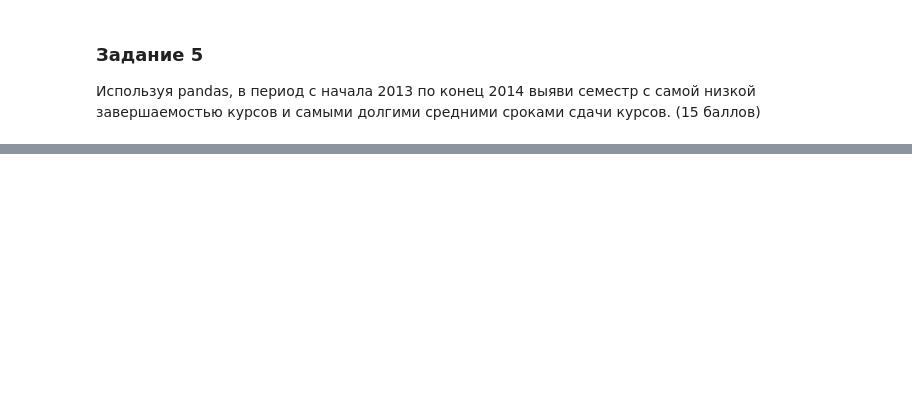
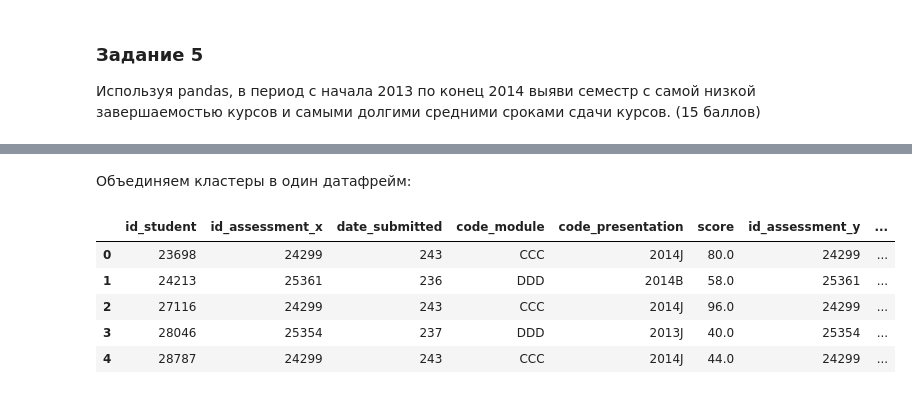
Before and after one commit to shvartzdev/analytics, a Jupyter notebook: 06_project/mini-project.ipynb, the cells around one changed output, grey strips where cells are left out. Cells and saved outputs as stored; diff of their text form; code cells hidden in the pictures; blank space fills up the shorter version.

```diff
--- a/06_project/mini-project.ipynb
+++ b/06_project/mini-project.ipynb
@@ -341,0 +475,4 @@ studentRegistration.query('date_unregistration != "NaN"') \
+# %%
+recency = assessments_total.query('weight == 100 & score >= 40 & assessment_type == "Exam"') \
+                .groupby(['id_student','id_assessment'], as_index=False) \
+                .agg({'date_submitted':'max'})
@@ -341,0 +519,4 @@ studentRegistration.query('date_unregistration != "NaN"') \
+# %%
+frecuency = assessments_total.query('assessment_type == "Exam"') \
+                    .groupby(['id_student', 'id_assessment'], as_index=False) \
+                    .agg({'date_submitted' : 'mean'}).rename(columns={'date_submitted':'date_submitted_mean'})
@@ -341,0 +558,5 @@ studentRegistration.query('date_unregistration != "NaN"') \
+# %%
+monetary = assessments_total.query('assessment_type=="Exam"') \
+                    .groupby(['id_student','code_module', 'code_presentation'], as_index=False) \
+                    .agg({'score' : 'mean'}) \
+                    .sort_values(by='score')
@@ -341,0 +597,14 @@ studentRegistration.query('date_unregistration != "NaN"') \
+# %% [markdown]
+Объединяем кластеры в один датафрейм:
+# %%
+metrics_merged = pd.merge(recency, monetary, on='id_student', how='left')
+metrics_merged = pd.merge(metrics_merged, frecuency, on='id_student', how='left')
+# %%
+metrics_merged.head()
+# %% [output]
+|  | id_student | id_assessment_x | date_submitted | code_module | code_presentation | score | id_assessment_y | ... |
+| 0 | 23698 | 24299 | 243 | CCC | 2014J | 80.0 | 24299 | ... |
+| 1 | 24213 | 25361 | 236 | DDD | 2014B | 58.0 | 25361 | ... |
+| 2 | 27116 | 24299 | 243 | CCC | 2014J | 96.0 | 24299 | ... |
+| 3 | 28046 | 25354 | 237 | DDD | 2013J | 40.0 | 25354 | ... |
+| 4 | 28787 | 24299 | 243 | CCC | 2014J | 44.0 | 24299 | ... |
```
Also changed, not shown: parts of 47 cells of this notebook.
